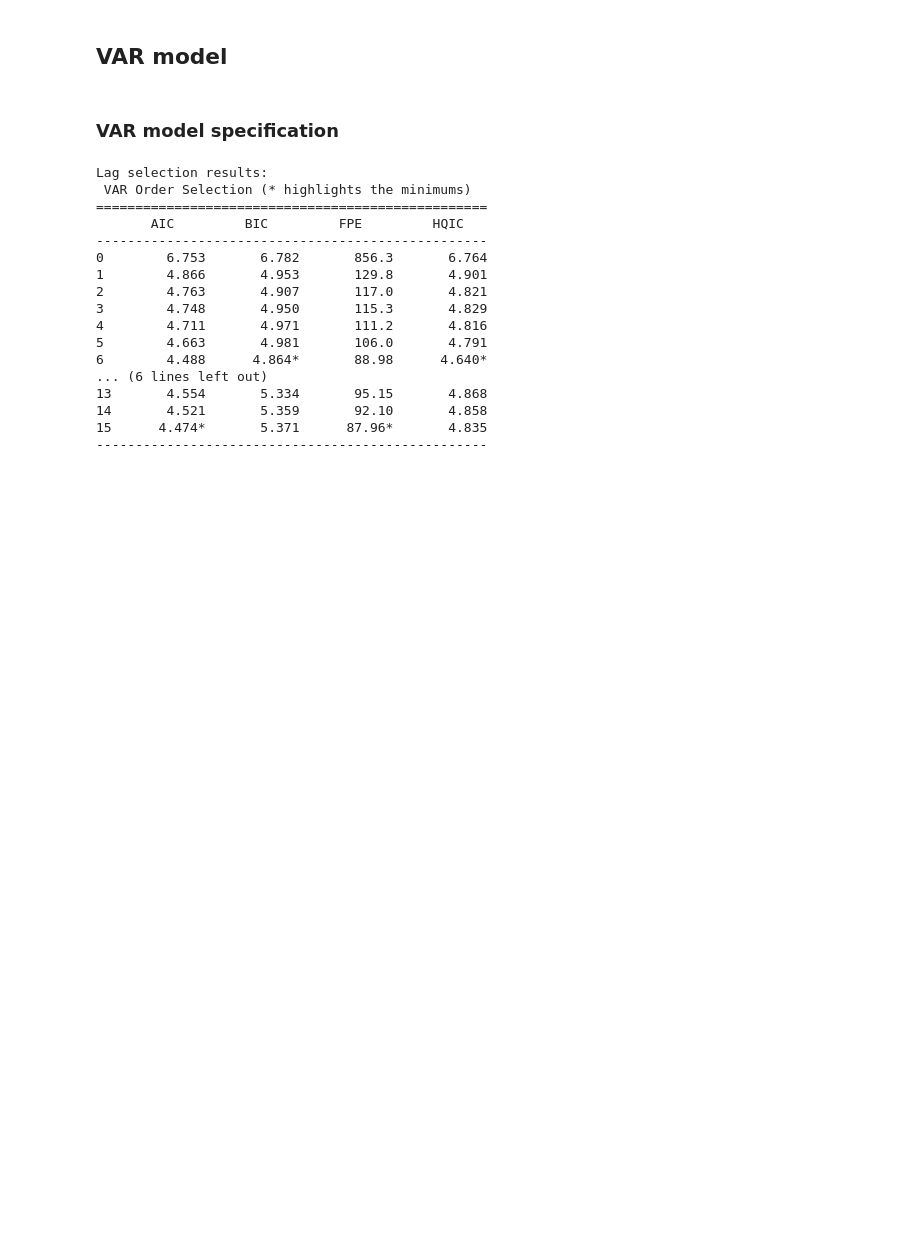
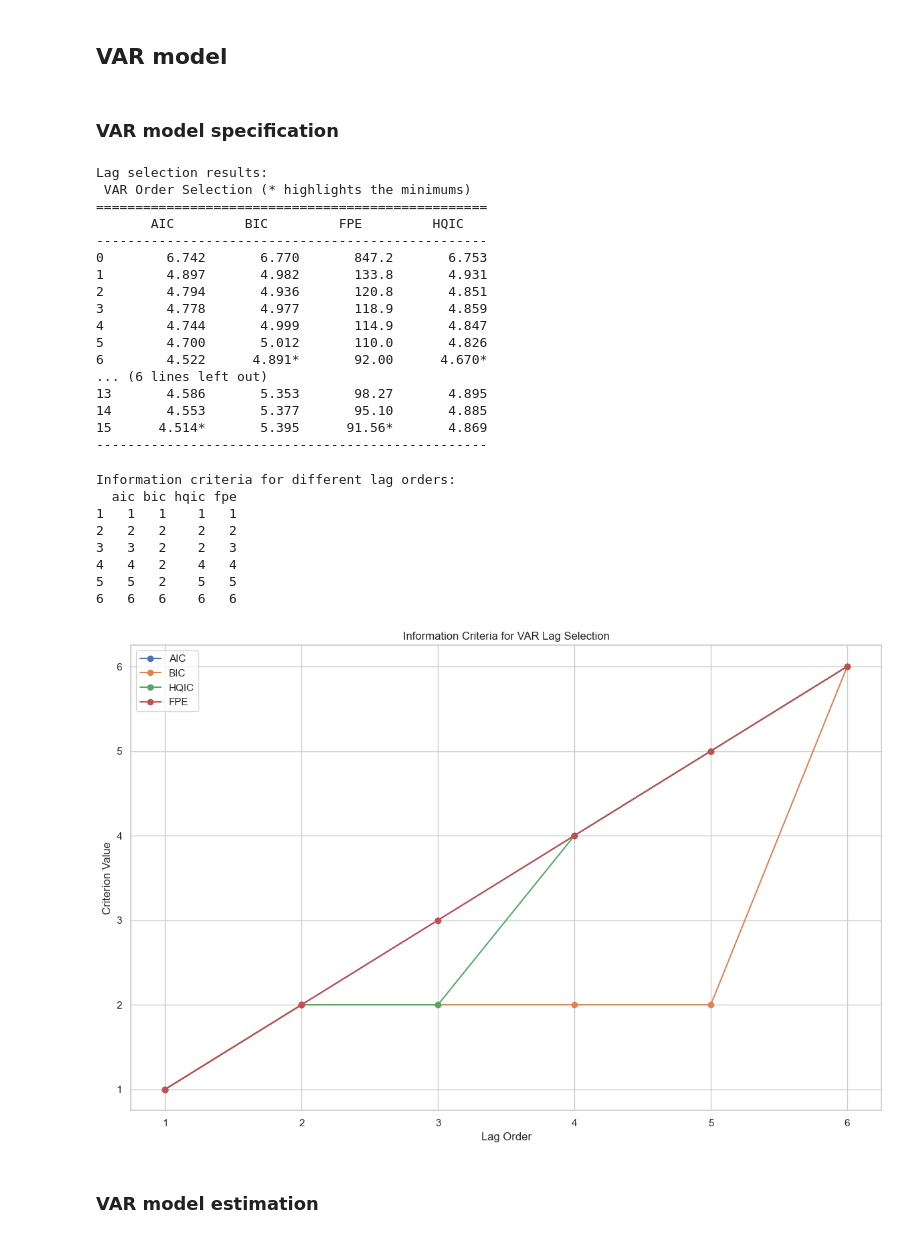
Before and after one commit to asmisiak/TSA_project, a Jupyter notebook: TSA_project.ipynb, the cells around one changed output. Drawn from its saved outputs; the diff is of its cells as text; code cells hidden in the pictures; blank space fills up the shorter version.

```diff
--- a/TSA_project.ipynb
+++ b/TSA_project.ipynb
@@ -332,7 +334,8 @@ We reject the null hypothesis of no causalty at the 5% significance level for la
 # %% [markdown]
 ### <a id="VAR-model-specification"></a>VAR model specification
 # %%
-data_train = data_short[['mortgage_world', 'rates_world']].dropna()
+data_train_short = data_short[['mortgage_world', 'rates_world']].dropna()
+data_train = data[['mortgage_world', 'rates_world']].dropna()
 # %%
 model = VAR(data_train, freq='W')
 results = model.select_order(maxlags=15)
@@ -344,15 +347,64 @@ Lag selection results:
 ==================================================
        AIC         BIC         FPE         HQIC
 --------------------------------------------------
-0        6.753       6.782       856.3       6.764
-1        4.866       4.953       129.8       4.901
-2        4.763       4.907       117.0       4.821
-3        4.748       4.950       115.3       4.829
-4        4.711       4.971       111.2       4.816
-5        4.663       4.981       106.0       4.791
-6        4.488      4.864*       88.98      4.640*
+0        6.742       6.770       847.2       6.753
+1        4.897       4.982       133.8       4.931
+2        4.794       4.936       120.8       4.851
+3        4.778       4.977       118.9       4.859
+4        4.744       4.999       114.9       4.847
+5        4.700       5.012       110.0       4.826
+6        4.522      4.891*       92.00      4.670*
 ... (6 lines left out)
-13       4.554       5.334       95.15       4.868
-14       4.521       5.359       92.10       4.858
-15      4.474*       5.371      87.96*       4.835
+13       4.586       5.353       98.27       4.895
+14       4.553       5.377       95.10       4.885
+15      4.514*       5.395      91.56*       4.869
 --------------------------------------------------
+# %%
+# Function to select optimal lag order
+def select_var_order(data, max_lags=12):
+    # Create a VAR model
+    model = VAR(data)
+
+    # Determine information criteria for different lag orders
+    results = {}
+    for i in range(1, max_lags + 1):
+        results[i] = model.select_order(i)
+
+    # Create a DataFrame to display the results
+    criteria = ['aic', 'bic', 'hqic', 'fpe']
+    order_df = pd.DataFrame(index=range(1, max_lags + 1), columns=criteria)
+
+    for i in range(1, max_lags + 1):
+        for criterion in criteria:
+            order_df.loc[i, criterion] = getattr(results[i], criterion)
+
+    return order_df
+
+# Select optimal lag order
+lag_order_results = select_var_order(data_train, max_lags=6)
+print("Information criteria for different lag orders:")
+print(lag_order_results)
+
+# Plot the information criteria
+plt.figure(figsize=(12, 8))
+for column in lag_order_results.columns:
+    plt.plot(lag_order_results.index, lag_order_results[column], marker='o', label=column.upper())
+plt.xlabel('Lag Order')
+plt.ylabel('Criterion Value')
+plt.title('Information Criteria for VAR Lag Selection')
+plt.legend()
+plt.grid(True)
+plt.tight_layout()
+plt.show()
+# %% [output]
+Information criteria for different lag orders:
+  aic bic hqic fpe
+1   1   1    1   1
+2   2   2    2   2
+3   3   2    2   3
+4   4   2    4   4
+5   5   2    5   5
+6   6   6    6   6
+[figure, added]
+# %% [markdown]
+### <a id="VAR-model-estimation"></a>VAR model estimation
```
Also changed, not shown: parts of 18 cells of this notebook.
